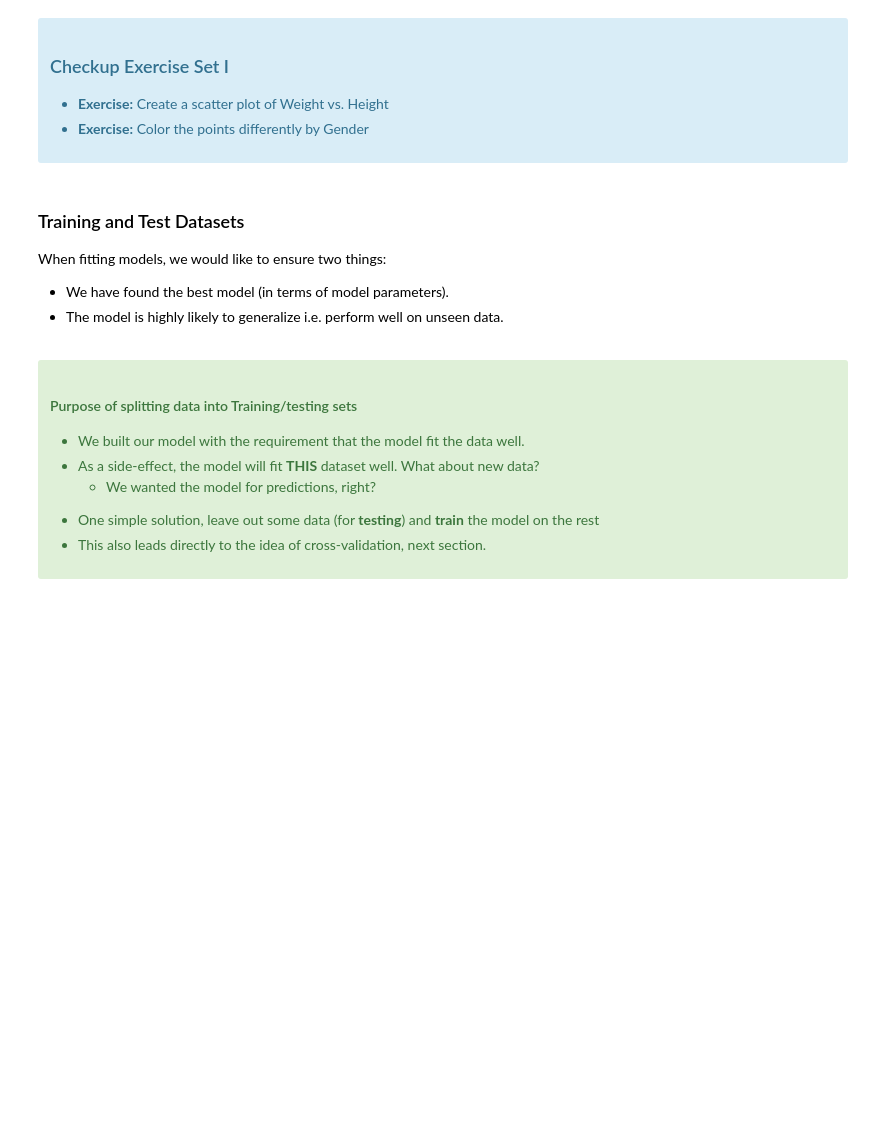
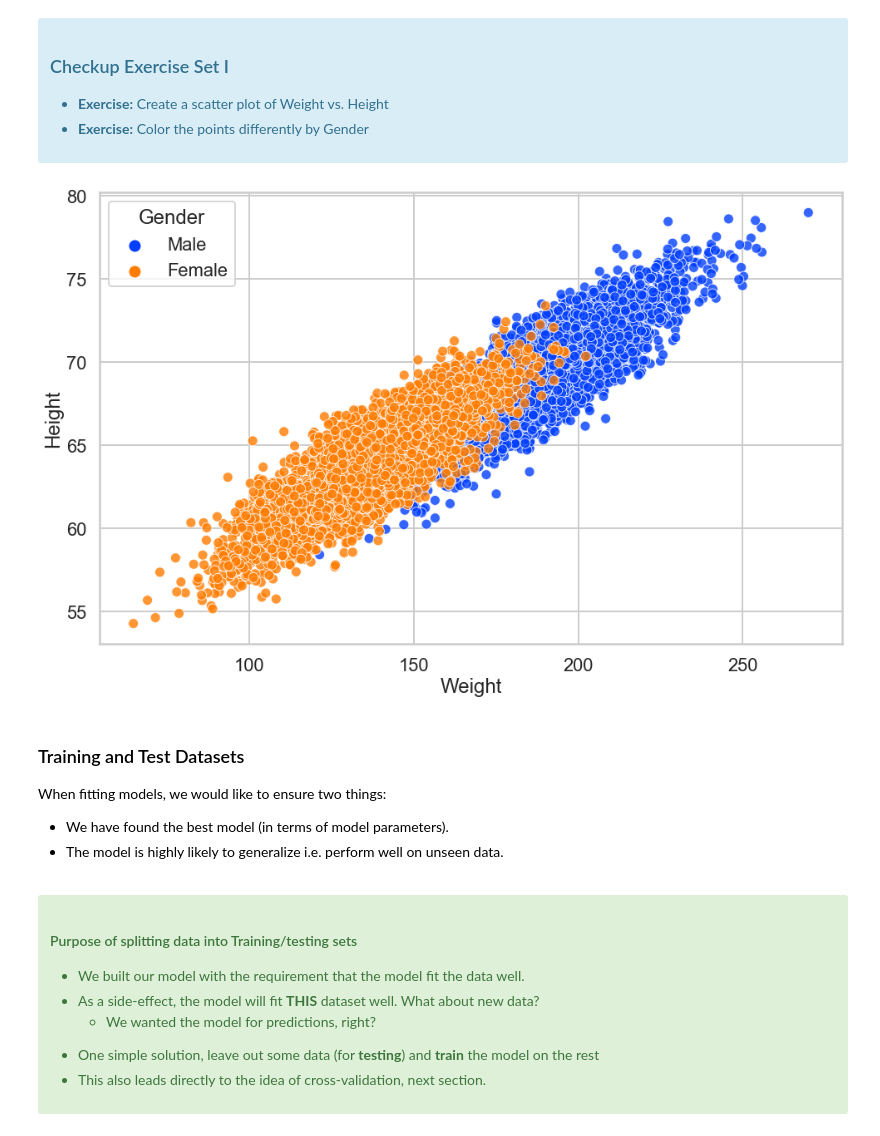
Before and after one commit to dkphung/mec-mini-projects, a Jupyter notebook: mec-12.4.2-logistic-regression-mini-project/Mini_Project_Logistic_Regression.ipynb, the cells around one changed output. Saved outputs shown, nothing was run; the diff lists cells and outputs as text; code cells hidden in the pictures; blank space fills up the shorter version.

```diff
--- a/mec-12.4.2-logistic-regression-mini-project/Mini_Project_Logistic_Regression.ipynb
+++ b/mec-12.4.2-logistic-regression-mini-project/Mini_Project_Logistic_Regression.ipynb
@@ -125,3 +123,9 @@ with the "response" or "label" $y$ as a plain array of 0s and 1s for binary clas
+# %%
+plt.rc("figure", figsize=(16,10))
+sns.scatterplot(x="Weight", y="Height", hue="Gender", data=dflog, alpha = 0.8, palette="bright")
+plt.show()
+# %% [output]
+[figure, added]
 # %% [markdown]
 ### Training and Test Datasets
 
```
Also changed, not shown: parts of 9 cells of this notebook.
